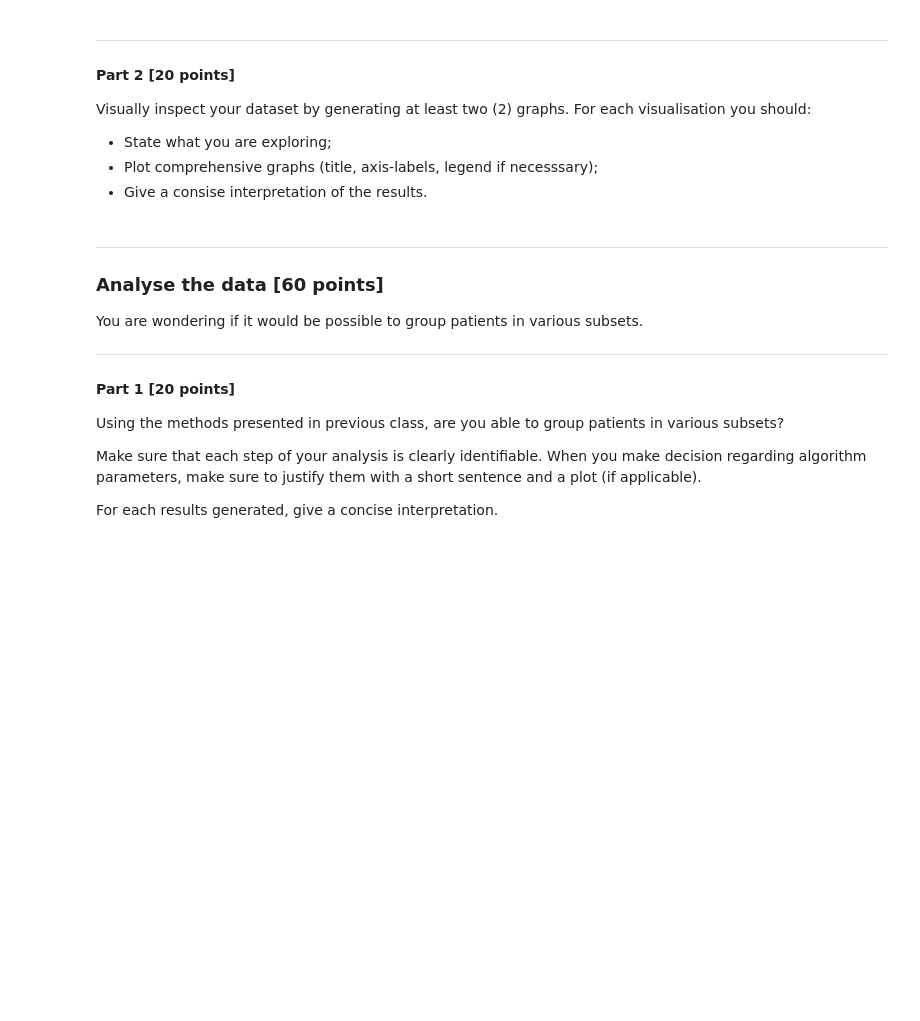
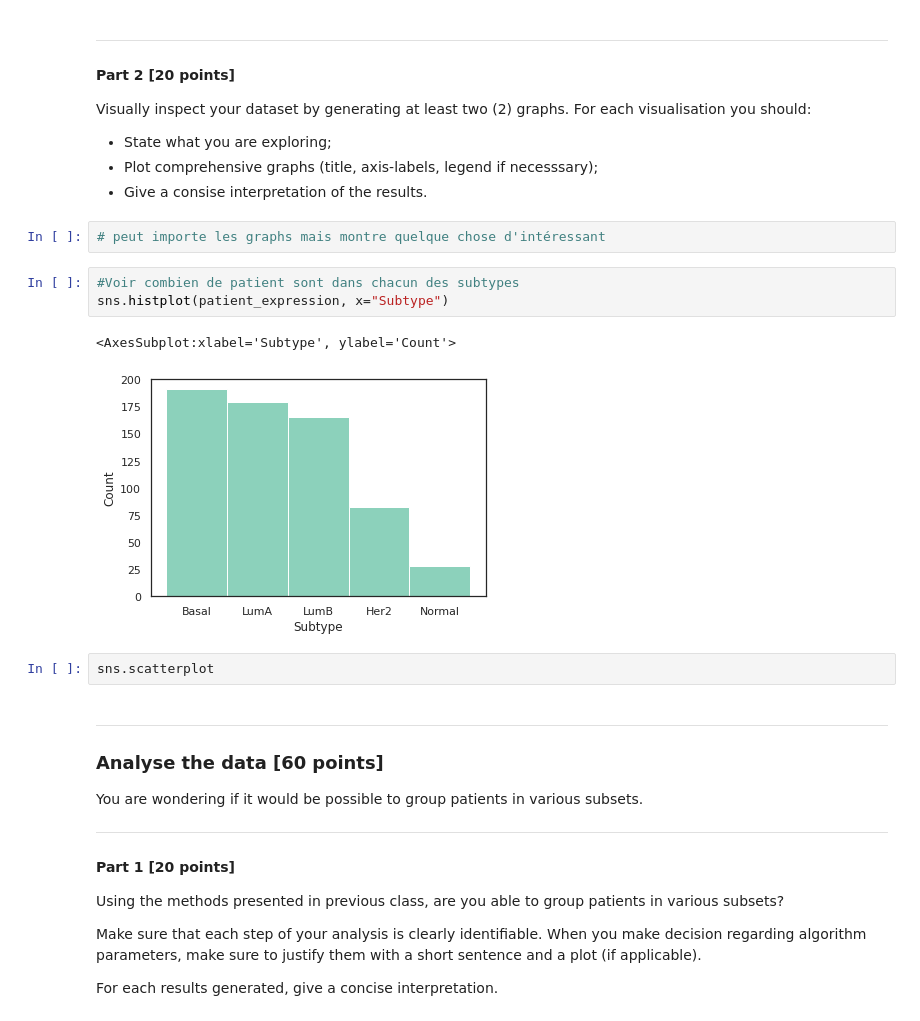
Before and after one commit to FionaKessai/BIM6065, a Jupyter notebook: data_analysis_3.ipynb, the cells around one changed output. Saved outputs shown, nothing was run; the diff lists cells and outputs as text; blank space fills up the shorter version.

```diff
--- a/data_analysis_3.ipynb
+++ b/data_analysis_3.ipynb
@@ -241,6 +288,16 @@ Visually inspect your dataset by generating at least two (2) graphs. For each vi
 * State what you are exploring;
 * Plot comprehensive graphs (title, axis-labels, legend if necesssary);
 * Give a consise interpretation of the results.
+# %%
+# peut importe les graphs mais montre quelque chose d'intéressant
+# %%
+#Voir combien de patient sont dans chacun des subtypes
+sns.histplot(patient_expression, x="Subtype")
+# %% [output]
+<AxesSubplot:xlabel='Subtype', ylabel='Count'>
+[figure, added]
+# %%
+sns.scatterplot
 # %% [markdown]
 <hr style="border:1px solid black"> </hr>
 
```
Also changed, not shown: parts of 12 cells of this notebook.
